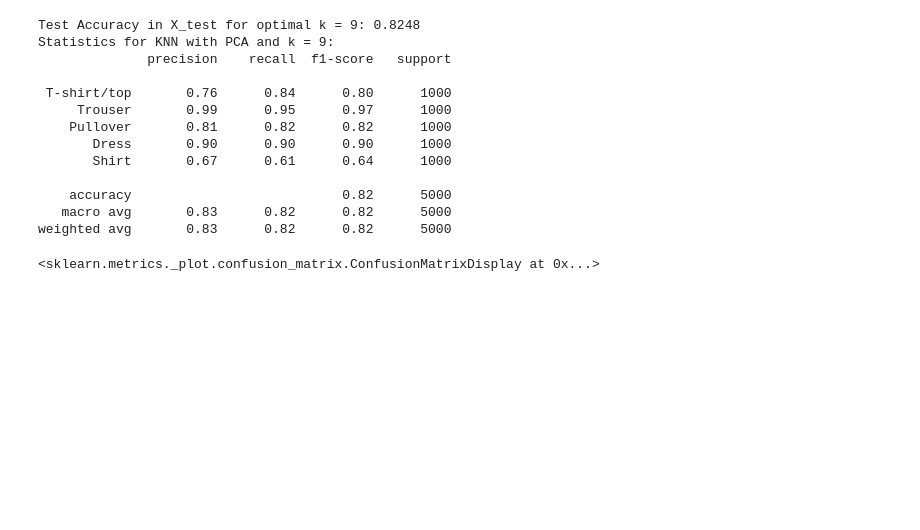
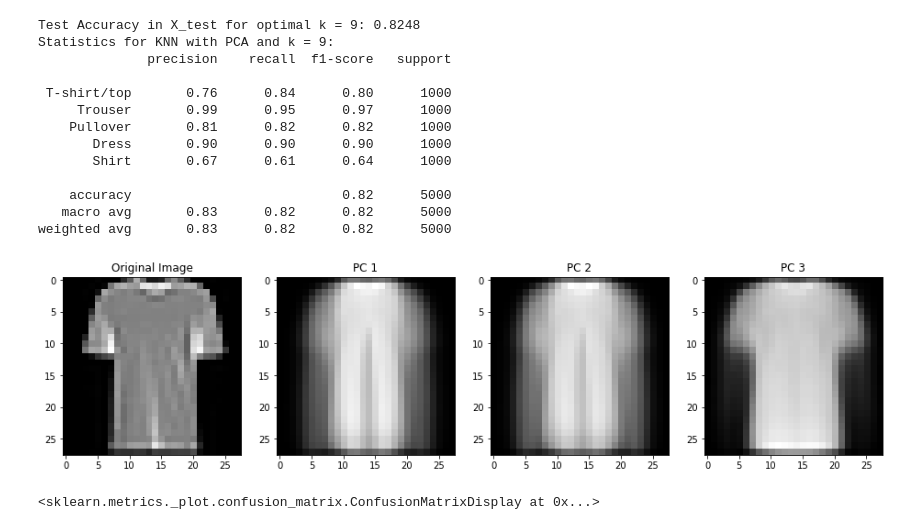
Before and after one commit to ChristianSneffeFleischer/MachineLearningExam, a Jupyter notebook: Main.ipynb, the cells around one changed output. Drawn from its saved outputs; the diff is of its cells as text; code cells hidden in the pictures; blank space fills up the shorter version.

```diff
--- a/Main.ipynb
+++ b/Main.ipynb
@@ -57,7 +57,7 @@ X_test_scaled = scaler.transform(X_test)
 Reducing feature dimensionalities through a custom made LDA model and SKlearns PCA
 # %%
 # Load custom made LDA from lda.py and project to 2 discriminant variables
-lda2 = LDA(n_components=2)
+lda2 = LDA(n_variables=2)
 X_train_projected = lda2.fit_transform(X_train_scaled, y_train)
 X_test_projected = lda2.transform(X_test_scaled)
 # %%
@@ -231,11 +231,11 @@ Test Accuracy in X_test for optimal k = 5: 0.8222
 # With LDA as dimenisonality reduction
 
 # Load custom made LDA from lda.py and project to respectively 3 and 4 (max) discriminant variables
-lda3 = LDA(n_components=3)
+lda3 = LDA(n_variables=3)
 X_train_projected_3 = lda3.fit_transform(X_train_scaled, y_train)
 X_test_projected_3 = lda3.transform(X_test_scaled)
 
-lda4 = LDA(n_components=4)
+lda4 = LDA(n_variables=4)
 X_train_projected_4 = lda4.fit_transform(X_train_scaled, y_train)
 X_test_projected_4 = lda4.transform(X_test_scaled)
 # %%
@@ -529,6 +529,42 @@ Statistics for KNN with PCA and k = 9:
     accuracy                           0.82      5000
    macro avg       0.83      0.82      0.82      5000
 weighted avg       0.83      0.82      0.82      5000
+# %%
+import seaborn as sns
+
+
+# Extract one example image
+example_index = 0  # Replace with the index of the image you want to visualize
+example_image = X_train[example_index, :]
+
+# Standardize the data (important for PCA)
+scaler = StandardScaler()
+X_train_scaled = scaler.fit_transform(X_train)
+
+# Apply PCA with the correct number of components
+n_components = min(X_train.shape[0], X_train.shape[1])
+pca = PCA(n_components=n_components)
+principal_components = pca.fit_transform(X_train_scaled)
+
+# Visualize the impact of each principal component on the example image
+fig, axs = plt.subplots(1, 4, figsize=(16, 4))
+
+# Plot the original image
+axs[0].imshow(example_image.reshape(28, 28), cmap='gray')
+axs[0].set_title('Original Image')
+
+# Plot reconstructed images based on each principal component
+for i in range(3):
+    # Construct the reconstructed image by using the inverse transform of the i-th principal component
+    reconstructed_image = np.dot(principal_components[example_index, :i+1], pca.components_[:i+1, :])
+    reconstructed_image = scaler.inverse_transform(reconstructed_image.reshape(1, -1)).reshape(28, 28)
+
+    axs[i + 1].imshow(reconstructed_image, cmap='gray')
+    axs[i + 1].set_title(f'PC {i + 1}')
+
+plt.show()
+# %% [output]
+[figure, added]
 # %%
 displ = ConfusionMatrixDisplay(confusion_matrix=confusion_matrix(y_test, y_pred), display_labels=label_names)
 displ.plot(cmap='Blues')
```
Also changed, not shown: parts of 1 cell of this notebook, 2 other files.
